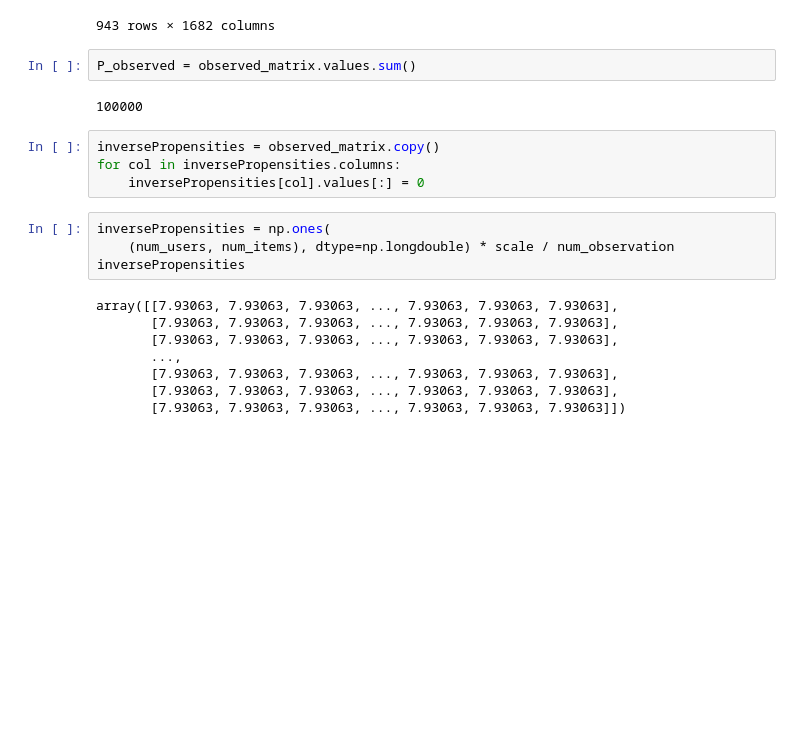
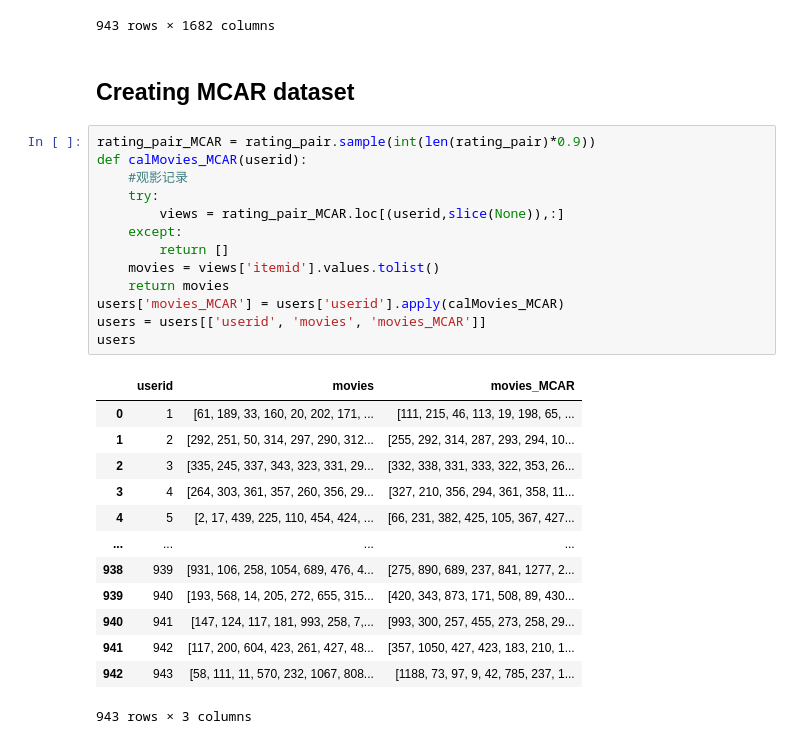
Before and after one commit to Recommendation-System-Project/Recommendation-system, a Jupyter notebook: IPS Module.ipynb, the cells around one changed output. Saved outputs shown, nothing was run; the diff lists cells and outputs as text; blank space fills up the shorter version.

```diff
--- a/IPS Module.ipynb
+++ b/IPS Module.ipynb
@@ -139,23 +112,32 @@ observed_matrix
 | 942 | 0 | 0 | 0 | 0 | 0 | 0 | 0 | 0 | 0 | 0 | ... | ... |
 | 943 | 0 | 1 | 0 | 0 | 0 | 0 | 0 | 0 | 1 | 0 | ... | ... |
 943 rows × 1682 columns
-# %%
-P_observed = observed_matrix.values.sum()
-# %% [output]
-100000
-# %%
-inversePropensities = observed_matrix.copy()
-for col in inversePropensities.columns:
-    inversePropensities[col].values[:] = 0
-# %%
-inversePropensities = np.ones(
-    (num_users, num_items), dtype=np.longdouble) * scale / num_observation
-inversePropensities
-# %% [output]
-array([[7.93063, 7.93063, 7.93063, ..., 7.93063, 7.93063, 7.93063],
-       [7.93063, 7.93063, 7.93063, ..., 7.93063, 7.93063, 7.93063],
-       [7.93063, 7.93063, 7.93063, ..., 7.93063, 7.93063, 7.93063],
-       ...,
-       [7.93063, 7.93063, 7.93063, ..., 7.93063, 7.93063, 7.93063],
-       [7.93063, 7.93063, 7.93063, ..., 7.93063, 7.93063, 7.93063],
-       [7.93063, 7.93063, 7.93063, ..., 7.93063, 7.93063, 7.93063]])
+# %% [markdown]
+## Creating MCAR dataset
+# %%
+rating_pair_MCAR = rating_pair.sample(int(len(rating_pair)*0.9))
+def calMovies_MCAR(userid):
+    #观影记录
+    try:
+        views = rating_pair_MCAR.loc[(userid,slice(None)),:]
+    except:
+        return []
+    movies = views['itemid'].values.tolist()
+    return movies
+users['movies_MCAR'] = users['userid'].apply(calMovies_MCAR)
+users = users[['userid', 'movies', 'movies_MCAR']]
+users
+# %% [output]
+|  | userid | movies | movies_MCAR |
+| 0 | 1 | [61, 189, 33, 160, 20, 202, 171, ... | [111, 215, 46, 113, 19, 198, 65, ... |
+| 1 | 2 | [292, 251, 50, 314, 297, 290, 312... | [255, 292, 314, 287, 293, 294, 10... |
+| 2 | 3 | [335, 245, 337, 343, 323, 331, 29... | [332, 338, 331, 333, 322, 353, 26... |
+| 3 | 4 | [264, 303, 361, 357, 260, 356, 29... | [327, 210, 356, 294, 361, 358, 11... |
+| 4 | 5 | [2, 17, 439, 225, 110, 454, 424, ... | [66, 231, 382, 425, 105, 367, 427... |
+| ... | ... | ... | ... |
+| 938 | 939 | [931, 106, 258, 1054, 689, 476, 4... | [275, 890, 689, 237, 841, 1277, 2... |
+| 939 | 940 | [193, 568, 14, 205, 272, 655, 315... | [420, 343, 873, 171, 508, 89, 430... |
+| 940 | 941 | [147, 124, 117, 181, 993, 258, 7,... | [993, 300, 257, 455, 273, 258, 29... |
+| 941 | 942 | [117, 200, 604, 423, 261, 427, 48... | [357, 1050, 427, 423, 183, 210, 1... |
+| 942 | 943 | [58, 111, 11, 570, 232, 1067, 808... | [1188, 73, 97, 9, 42, 785, 237, 1... |
+943 rows × 3 columns
```
Also changed, not shown: parts of 7 cells of this notebook.
